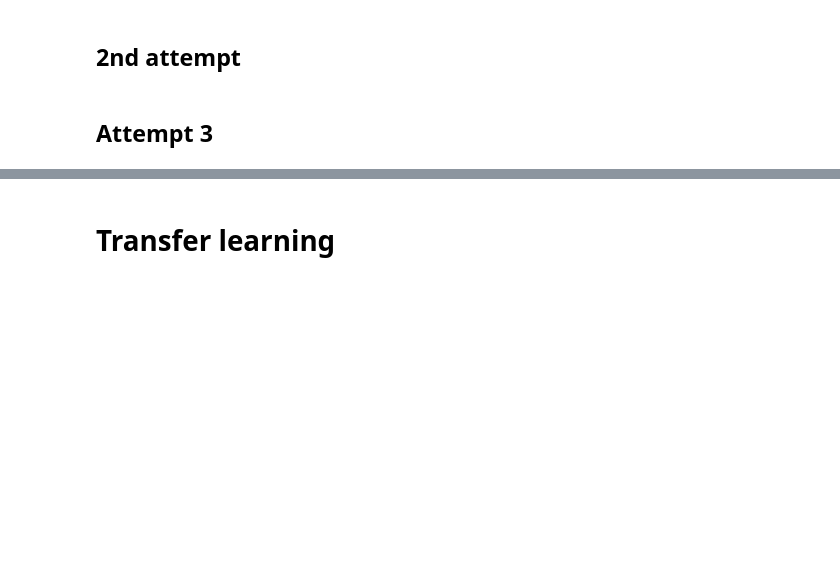
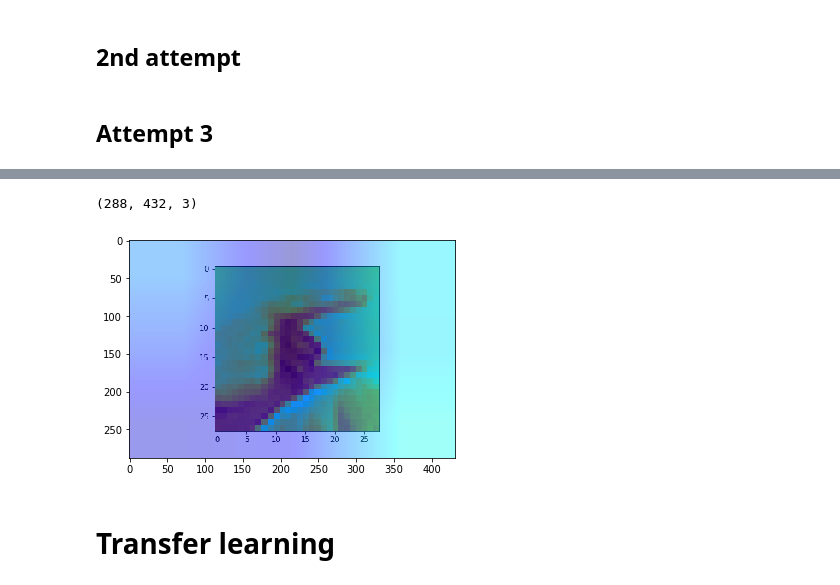
Before and after one commit to alex21738/Image_Classification-American_Sign_Language, a Jupyter notebook: ASL image classification.ipynb, the cells around one changed output, grey strips where cells are left out. Drawn from its saved outputs; the diff is of its cells as text; code cells hidden in the pictures; blank space fills up the shorter version.

Commit message:
heatmap

```diff
--- a/ASL image classification.ipynb
+++ b/ASL image classification.ipynb
@@ -429,2 +400,32 @@ TypeError: Invalid shape (26,) for image data
+# %%
+grads = K.gradients(class_output, last_conv_layer.output)[0]
+pooled_grads = K.mean(grads, axis=(0, 1, 2))
+iterate = K.function([modelcnn.input], [pooled_grads, last_conv_layer.output[0]])
+pooled_grads_value, conv_layer_output_value = iterate([imagestest])
+for i in range(28):
+    conv_layer_output_value[:, :, i] *= pooled_grads_value[i]
+# %%
+heatmap = np.mean(conv_layer_output_value, axis=-1)
+heatmap = np.maximum(heatmap, 0)
+heatmap /= np.max(heatmap)
+# %%
+png = 'testplot.png'
+img = cv2.imread(png)
+heatmap = cv2.resize(heatmap, (img.shape[1], img.shape[0]))
+heatmap = np.uint8(255 * heatmap)
+# %%
+img.shape
+# %% [output]
+(288, 432, 3)
+# %%
+heatmap = cv2.applyColorMap(heatmap, cv2.COLORMAP_JET)
+superimposed_img = cv2.addWeighted(img, 0.6, heatmap, 0.4, 0)
+# %%
+%matplotlib inline
+from matplotlib import pyplot as plt
+plt.imshow(superimposed_img)
+plt.show()
+# %% [output]
+[figure, added]
 # %% [markdown]
 # Transfer learning
```
Also changed, not shown: parts of 29 cells of this notebook, 3 other files.
